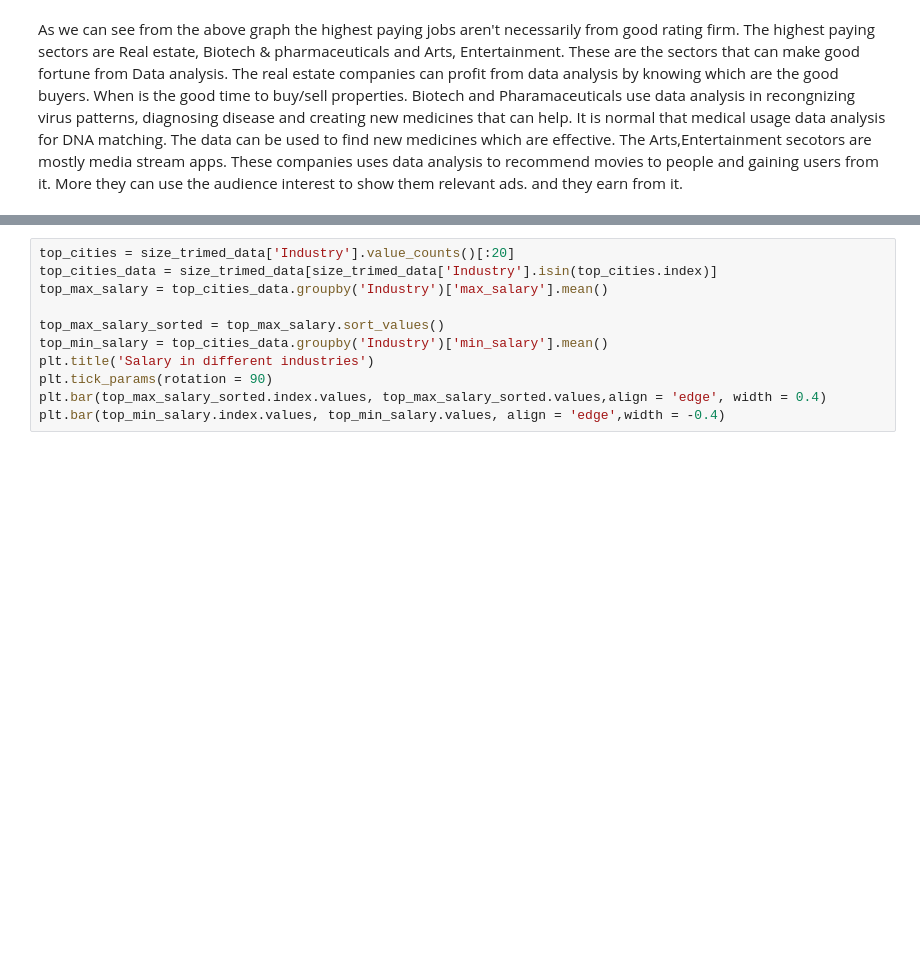
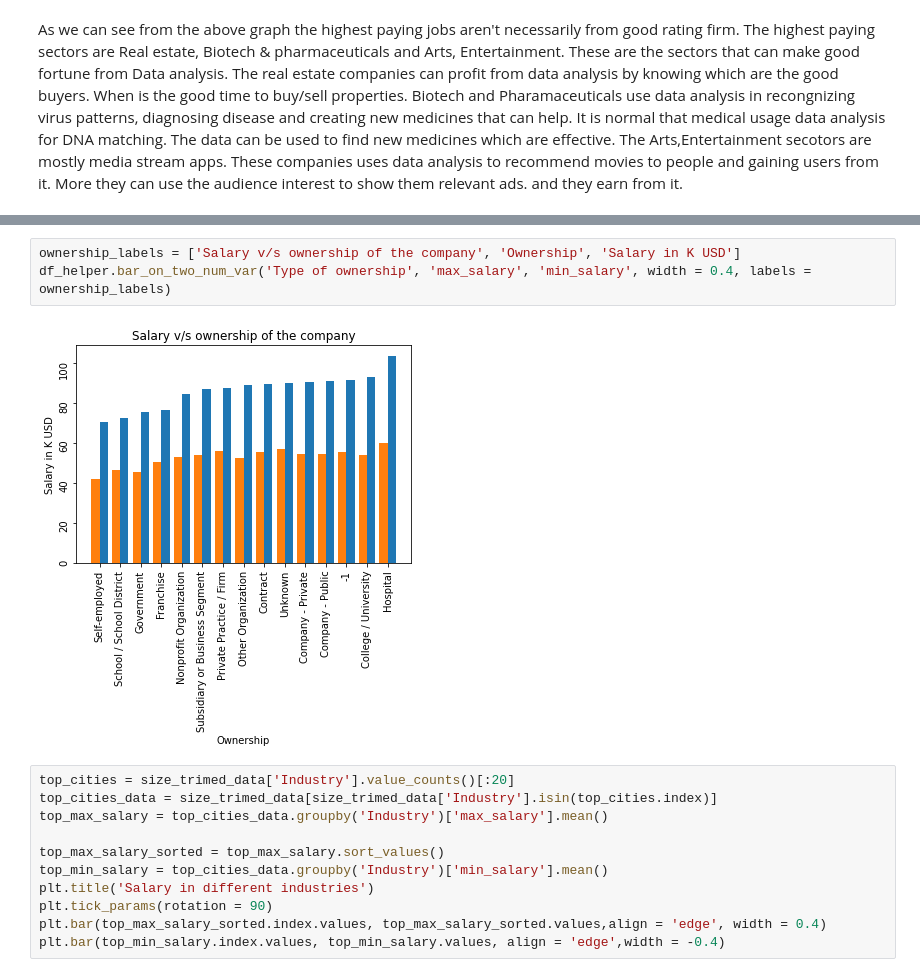
Before and after one commit to regarmukesh3g/DataScience, a Jupyter notebook: DataAnalystJobs/Notebook/JobsAnalysis.ipynb, the cells around one changed output, grey strips where cells are left out. Drawn from its saved outputs; the diff is of its cells as text; blank space fills up the shorter version.

```diff
--- a/DataAnalystJobs/Notebook/JobsAnalysis.ipynb
+++ b/DataAnalystJobs/Notebook/JobsAnalysis.ipynb
@@ -402,3 +351,8 @@ plt.bar(top_min_salary.index.values, top_min_salary.values, align = 'edge',width
+# %%
+ownership_labels = ['Salary v/s ownership of the company', 'Ownership', 'Salary in K USD']
+df_helper.bar_on_two_num_var('Type of ownership', 'max_salary', 'min_salary', width = 0.4, labels = ownership_labels)
+# %% [output]
+[figure, added]
 # %%
 top_cities = size_trimed_data['Industry'].value_counts()[:20]
 top_cities_data = size_trimed_data[size_trimed_data['Industry'].isin(top_cities.index)]
```
Also changed, not shown: parts of 18 cells of this notebook.
